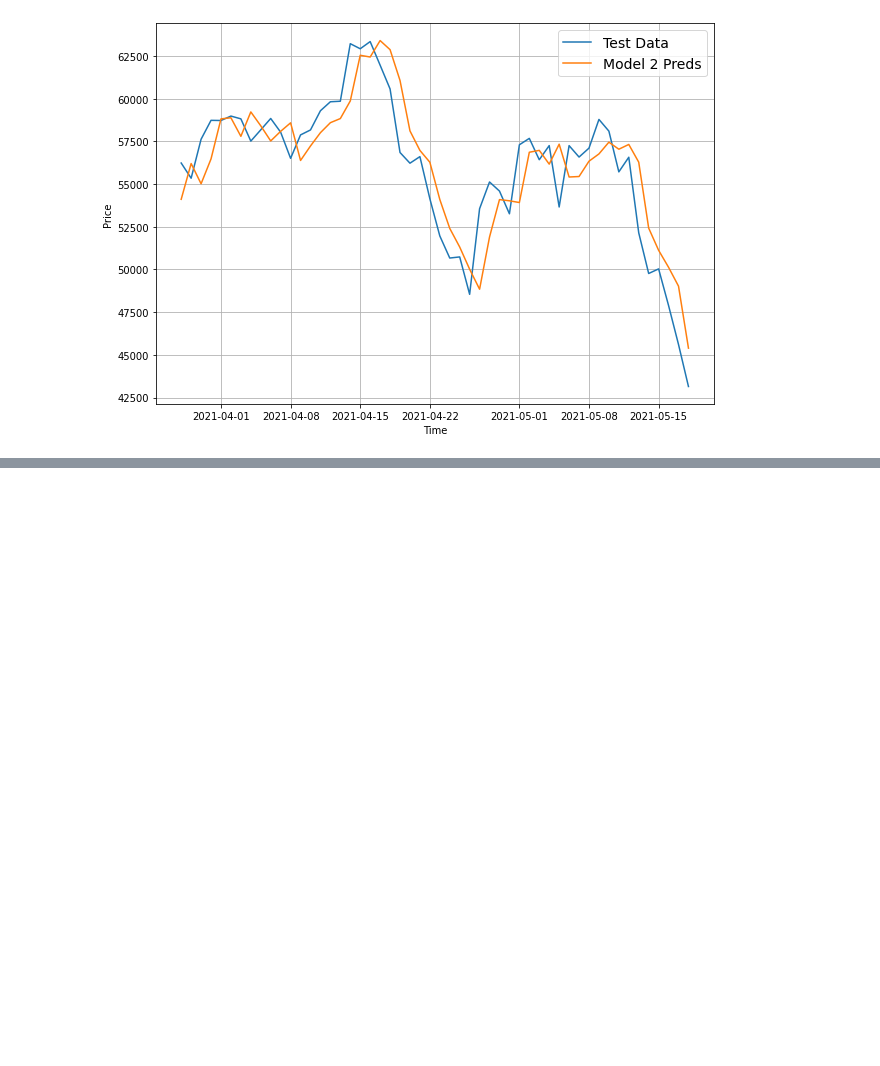
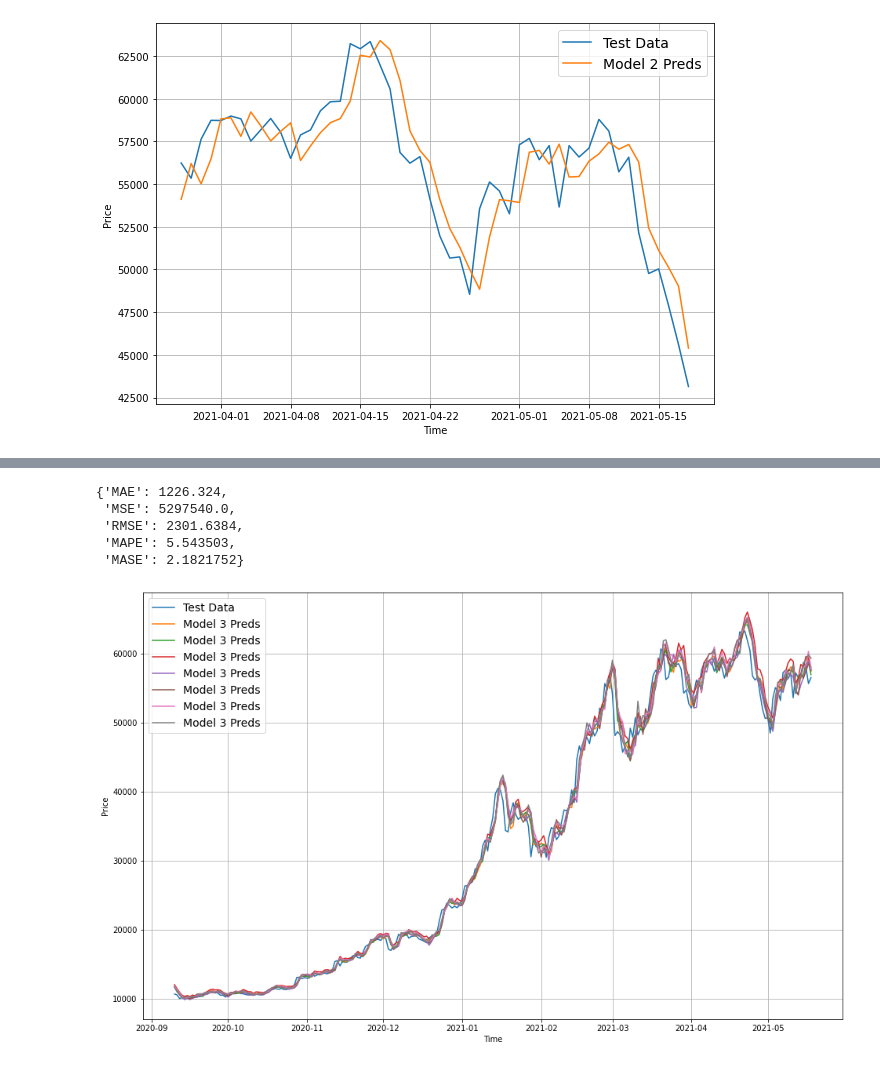
Before and after one commit to sugarbody/Time-Series-Forecasting, a Jupyter notebook: Time_Series_Forecasting.ipynb, the cells around one changed output, grey strips where cells are left out. Drawn from its saved outputs; the diff is of its cells as text; code cells hidden in the pictures; blank space fills up the shorter version.

```diff
--- a/Time_Series_Forecasting.ipynb
+++ b/Time_Series_Forecasting.ipynb
@@ -677,0 +687,7 @@ timeSeries_plot(timeSteps=X_test[-len(test_windows):], prices=model_2_preds, for
+# %%
+HORIZON = 7
+WINDOW = 30
+full_windows, full_labels = make_windows(array, WINDOW, HORIZON)
+
+for i in range(3):
+  print(f"Window: {full_windows[i]} -> Label: {full_labels[i]}")
@@ -677,0 +710,3 @@ timeSeries_plot(timeSteps=X_test[-len(test_windows):], prices=model_2_preds, for
+# %%
+train_windows, test_windows, train_labels, test_labels = make_train_test_split(full_windows, full_labels)
+len(train_windows), len(test_windows), len(train_labels), len(test_labels)
@@ -677,0 +759,3 @@ timeSeries_plot(timeSteps=X_test[-len(test_windows):], prices=model_2_preds, for
+# %%
+Model_3 = tf.keras.models.load_model("model_experiments/Model_3")
+Model_3.evaluate(test_windows, test_labels)
@@ -677,0 +765,3 @@ timeSeries_plot(timeSteps=X_test[-len(test_windows):], prices=model_2_preds, for
+# %%
+model_3_preds = make_preds(Model_3, test_windows)
+model_3_preds
@@ -677,0 +784,17 @@ timeSeries_plot(timeSteps=X_test[-len(test_windows):], prices=model_2_preds, for
+# %%
+model_3_results = time_series_evaluation_metrics(y_true=tf.squeeze(tf.cast(test_labels, tf.float32)), y_pred=model_3_preds)
+model_3_results
+# %% [output]
+{'MAE': 1226.324,
+ 'MSE': 5297540.0,
+ 'RMSE': 2301.6384,
+ 'MAPE': 5.543503,
+ 'MASE': 2.1821752}
+# %%
+offset = 300
+plt.figure(figsize=(16, 10))
+
+timeSeries_plot(timeSteps=X_test[-len(test_windows):], prices=test_labels[:, 0], format="-", start=offset, end=None, label="Test Data")
+timeSeries_plot(timeSteps=X_test[-len(test_windows):], prices=model_3_preds, format="-", start=offset, end=None, label="Model 3 Preds")
+# %% [output]
+[figure, added]
```
Also changed, not shown: parts of 13 cells of this notebook.
